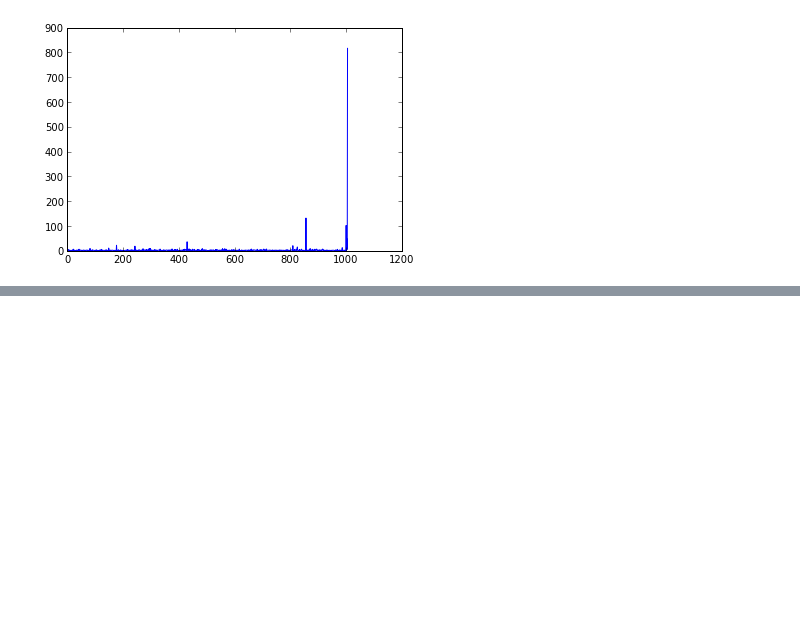
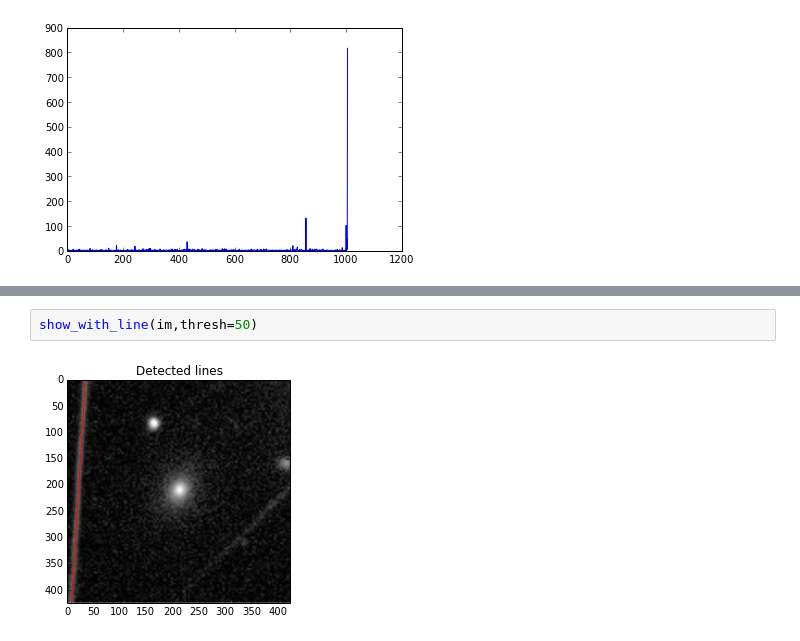
Before and after one commit to mjsottile/GZSatelliteFinder, a Jupyter notebook: ScikitSatelliteFinder.ipynb, the cells around one changed output, grey strips where cells are left out. Saved outputs shown, nothing was run; the diff lists cells and outputs as text; blank space fills up the shorter version.

```diff
--- a/ScikitSatelliteFinder.ipynb
+++ b/ScikitSatelliteFinder.ipynb
@@ -186,0 +199,4 @@ test.jpg
+# %%
+show_with_line(im,thresh=50)
+# %% [output]
+[figure, added]
```
Also changed, not shown: parts of 3 cells of this notebook, 2 other files.
